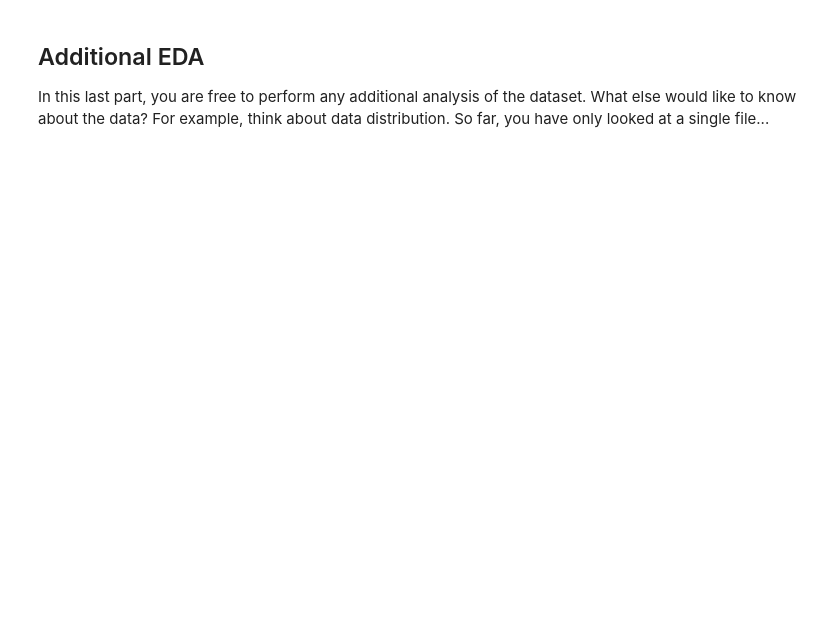
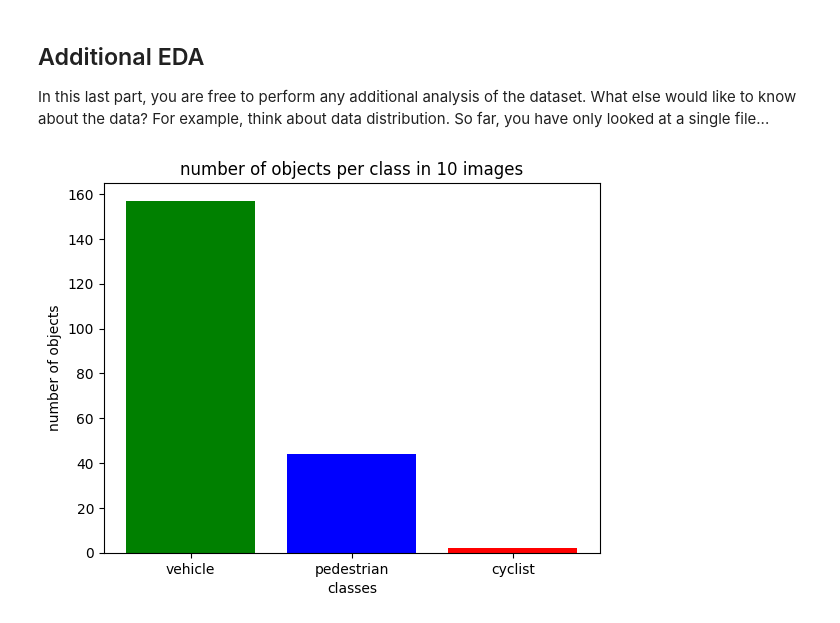
Before and after one commit to jeonjw25/udacity, a Jupyter notebook: Exploratory Data Analysis.ipynb, the cells around one changed output. Saved outputs shown, nothing was run; the diff lists cells and outputs as text; code cells hidden in the pictures; blank space fills up the shorter version.

```diff
--- a/Exploratory Data Analysis.ipynb
+++ b/Exploratory Data Analysis.ipynb
@@ -66,3 +99,17 @@ for data in dataset10:
 
 In this last part, you are free to perform any additional analysis of the dataset. What else would like to know about the data?
 For example, think about data distribution. So far, you have only looked at a single file...
+# %%
+%matplotlib inline
+x = np.arange(3)
+classes = ["vehicle", "pedestrian", "cyclist"]
+y = [vehicle_num, pedestrian_num, cyclist_num]
+
+plt.bar(x, y, color=['g', 'b', 'r'])
+plt.xticks(x, classes)
+plt.xlabel('classes')
+plt.ylabel('number of objects')
+plt.title("number of objects per class in 10 images")
+plt.show()
+# %% [output]
+[figure, added]
```
Also changed, not shown: parts of 4 cells of this notebook.
